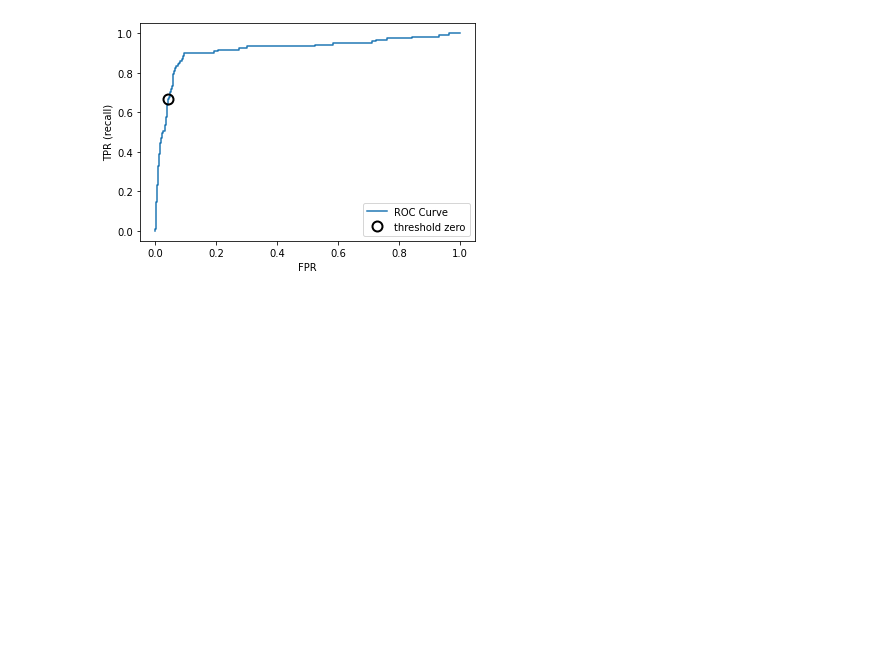
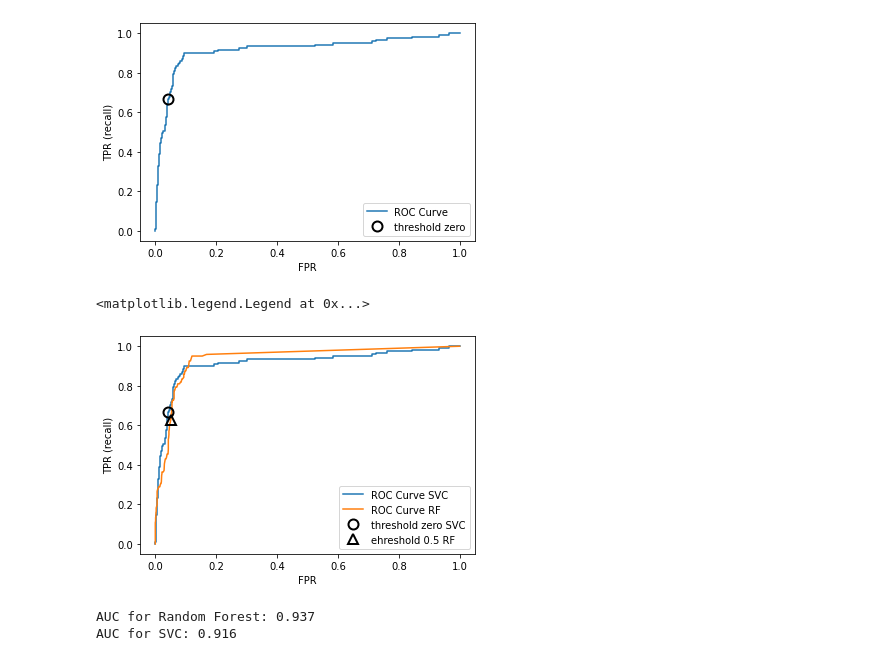
Before and after one commit to kairi812/Machine-Learning-Beginners, a Jupyter notebook: evaluation_standard_and_score.ipynb, the cells around one changed output. Drawn from its saved outputs; the diff is of its cells as text; code cells hidden in the pictures; blank space fills up the shorter version.

```diff
--- a/evaluation_standard_and_score.ipynb
+++ b/evaluation_standard_and_score.ipynb
@@ -288,3 +289,30 @@ plt.legend(loc=4)
 # %% [output]
 <matplotlib.legend.Legend at 0x...>
 [figure]
+# %%
+from sklearn.metrics import roc_curve
+fpr_rf, tpr_rf, thresholds_rf = roc_curve(y_test, rf.predict_proba(X_test)[:, 1])
+
+plt.plot(fpr, tpr, label="ROC Curve SVC")
+plt.plot(fpr_rf, tpr_rf, label="ROC Curve RF")
+
+plt.xlabel("FPR")
+plt.ylabel("TPR (recall)")
+plt.plot(fpr[close_zero], tpr[close_zero], 'o', markersize=10,
+         label="threshold zero SVC", fillstyle="none", c='k', mew=2)
+close_default_rf = np.argmin(np.abs(thresholds_rf - 0.5))
+plt.plot(fpr_rf[close_default_rf], tpr_rf[close_default_rf], '^', markersize=10,
+         label="ehreshold 0.5 RF", fillstyle="none", c='k', mew=2)
+plt.legend(loc=4)
+# %% [output]
+<matplotlib.legend.Legend at 0x...>
+[figure, added]
+# %%
+from sklearn.metrics import roc_auc_score
+rf_auc = roc_auc_score(y_test, rf.predict_proba(X_test)[:, 1])
+svc_auc = roc_auc_score(y_test, svc.decision_function(X_test))
+print("AUC for Random Forest: {:.3f}".format(rf_auc))
+print("AUC for SVC: {:.3f}".format(svc_auc))
+# %% [output]
+AUC for Random Forest: 0.937
+AUC for SVC: 0.916
```
Also changed, not shown: parts of 10 cells of this notebook.
